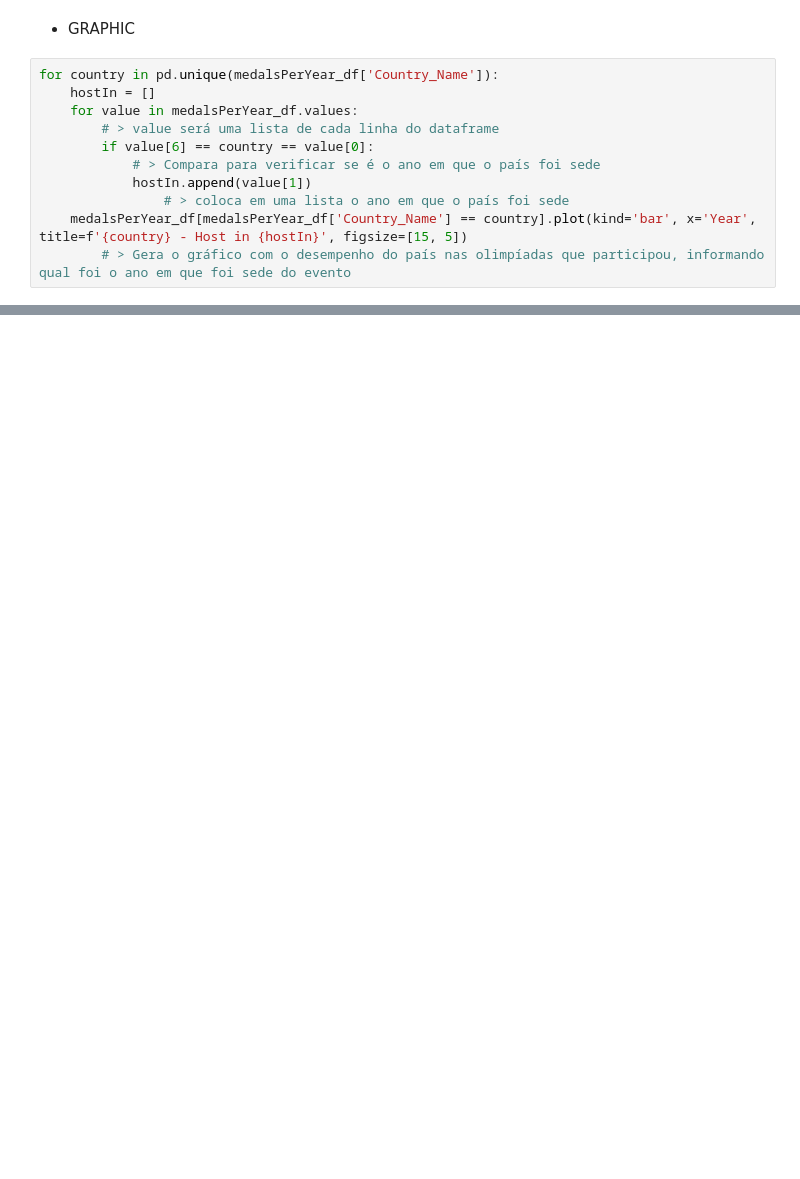
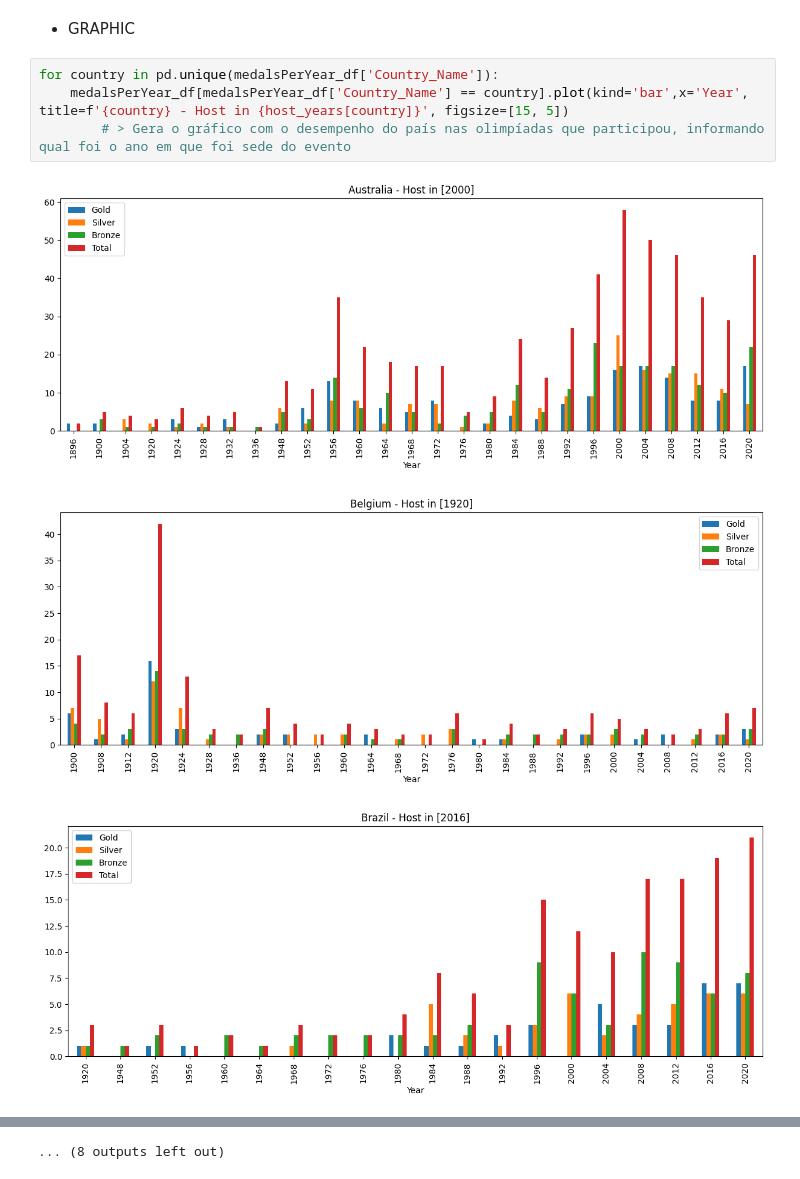
Before and after one commit to guilhermercm/Medalhas-olimpicas, a Jupyter notebook: Olympic Medals/main.ipynb, the cells around one changed output, grey strips where cells are left out. Cells and saved outputs as stored; diff of their text form; blank space fills up the shorter version.

Commit message:
update method to get host country years

```diff
--- a/Olympic Medals/main.ipynb
+++ b/Olympic Medals/main.ipynb
@@ -36,12 +164,9 @@ for country in pd.unique(medalsPerYear_df['Country_Name']):
 - GRAPHIC
 # %%
 for country in pd.unique(medalsPerYear_df['Country_Name']):
-    hostIn = []
-    for value in medalsPerYear_df.values:
-        # > value será uma lista de cada linha do dataframe
-        if value[6] == country == value[0]:
-            # > Compara para verificar se é o ano em que o país foi sede
-            hostIn.append(value[1])
-                # > coloca em uma lista o ano em que o país foi sede
-    medalsPerYear_df[medalsPerYear_df['Country_Name'] == country].plot(kind='bar', x='Year', title=f'{country} - Host in {hostIn}', figsize=[15, 5])
+    medalsPerYear_df[medalsPerYear_df['Country_Name'] == country].plot(kind='bar',x='Year', title=f'{country} - Host in {host_years[country]}', figsize=[15, 5])
         # > Gera o gráfico com o desempenho do país nas olimpíadas que participou, informando qual foi o ano em que foi sede do evento
+# %% [output]
+[figure, added]
+[figure, added]
+[figure, added]
@@ -47,0 +182 @@ for country in pd.unique(medalsPerYear_df['Country_Name']):
+... (8 outputs left out)
```
Also changed, not shown: parts of 8 cells of this notebook.
